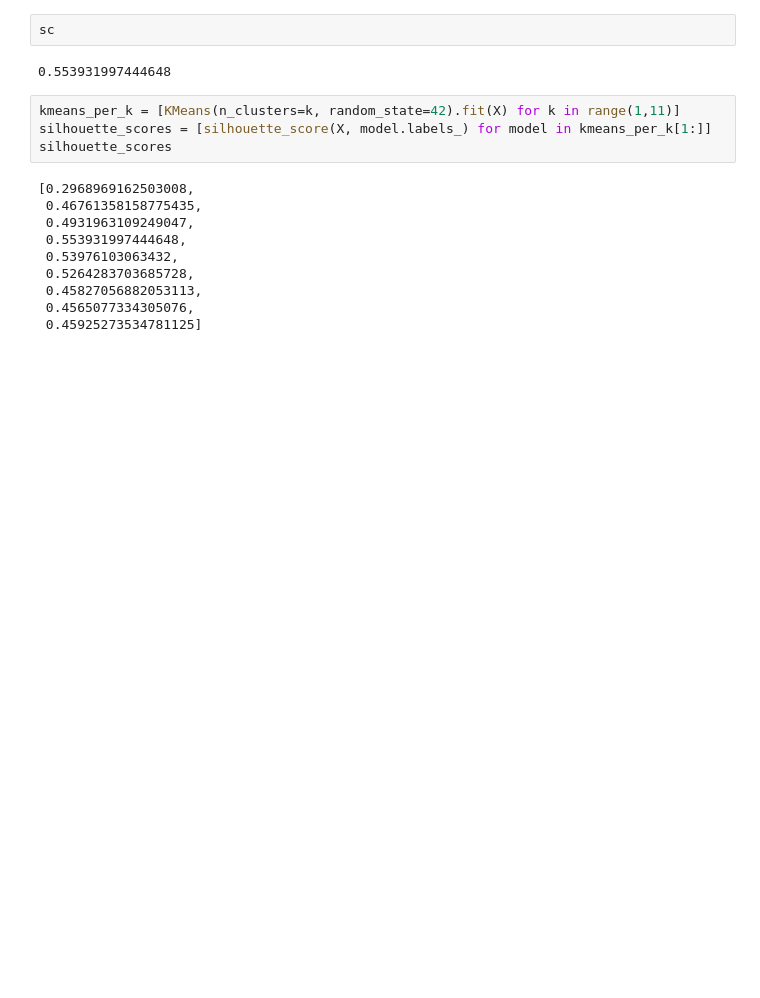
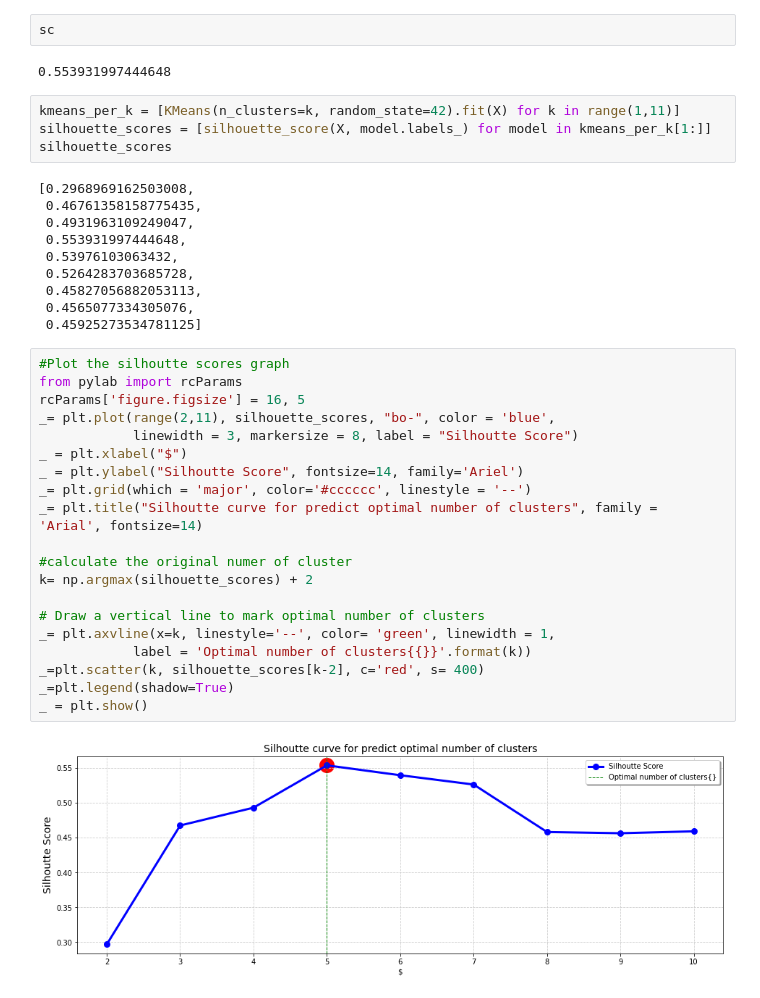
Before and after one commit to ritesh-chafer/python-for-data-science-and-machine-learning-bootcamp, a Jupyter notebook: Clustering/k-means.ipynb, the cells around one changed output. Saved outputs shown, nothing was run; the diff lists cells and outputs as text; blank space fills up the shorter version.

Commit message:
curve

```diff
--- a/Clustering/k-means.ipynb
+++ b/Clustering/k-means.ipynb
@@ -179,3 +179,25 @@ silhouette_scores
  0.45827056882053113,
  0.4565077334305076,
  0.45925273534781125]
+# %%
+#Plot the silhoutte scores graph
+from pylab import rcParams
+rcParams['figure.figsize'] = 16, 5
+_= plt.plot(range(2,11), silhouette_scores, "bo-", color = 'blue',
+            linewidth = 3, markersize = 8, label = "Silhoutte Score")
+_ = plt.xlabel("$")
+_ = plt.ylabel("Silhoutte Score", fontsize=14, family='Ariel')
+_= plt.grid(which = 'major', color='#cccccc', linestyle = '--')
+_= plt.title("Silhoutte curve for predict optimal number of clusters", family = 'Arial', fontsize=14)
+
+#calculate the original numer of cluster
+k= np.argmax(silhouette_scores) + 2
+
+# Draw a vertical line to mark optimal number of clusters
+_= plt.axvline(x=k, linestyle='--', color= 'green', linewidth = 1,
+            label = 'Optimal number of clusters{{}}'.format(k))
+_=plt.scatter(k, silhouette_scores[k-2], c='red', s= 400)
+_=plt.legend(shadow=True)
+_ = plt.show()
+# %% [output]
+[figure, added]
```
